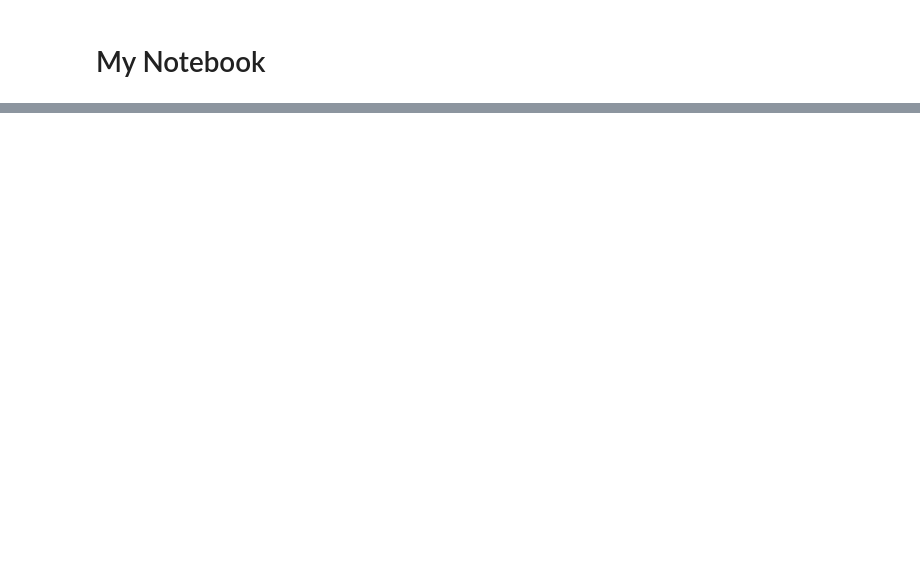
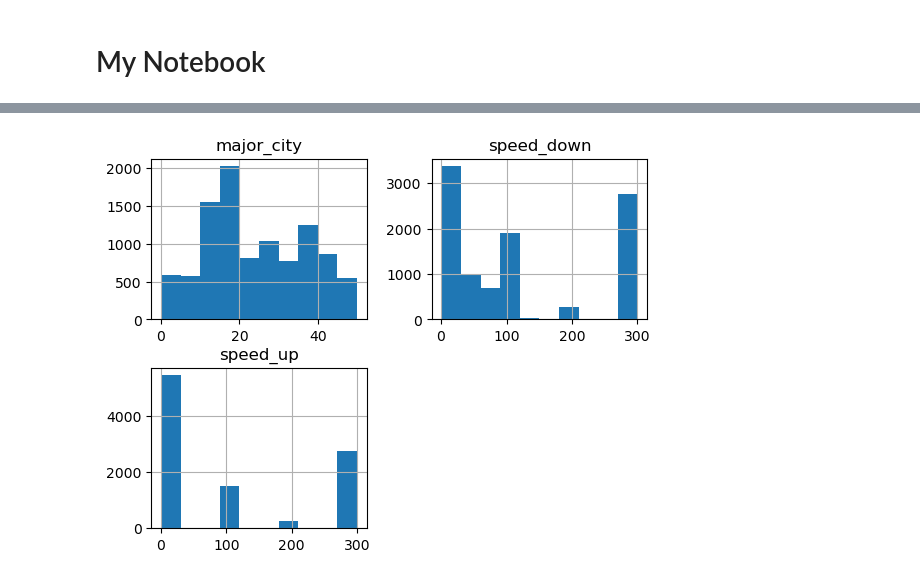
Before and after one commit to rmaes4/capstone-isp-prediction, a Jupyter notebook: notebook.ipynb, the cells around one changed output, grey strips where cells are left out. Saved outputs shown, nothing was run; the diff lists cells and outputs as text; code cells hidden in the pictures; blank space fills up the shorter version.

```diff
--- a/notebook.ipynb
+++ b/notebook.ipynb
@@ -20,6 +18,2 @@ df5 = pd.read_csv(file_path5)
 
 df = pd.concat([df1, df2, df3, df4, df5])
-# %%
-df = df.drop(columns=['address_full', 'incorporated_place', 'state', 'lat', 'lon', 'availability_status', 'block_group', 'collection_datetime', 'technology', 'package', 'fastest_speed_down', 'fastest_speed_price', 'fn', 'redlining_grade', 'geoid', 'race_perc_non_white', 'internet_perc_broadband', 'median_household_income', 'income_lmi', 'ppl_per_sq_mile', 'n_providers', 'income_dollars_below_median', 'closest_fiber_miles', 'address_full_closest_fiber', 'lat_closest_fiber', 'lon_closest_fiber', 'contract_provider', 'in_service', 'speed_unit'])
-df.drop(df[df['speed_down'] == 0].index, inplace= True)
-df.head(10)
@@ -66,0 +20,9 @@ df.shape
+# %%
+df = df[['major_city', 'speed_down', 'speed_up', 'provider']]
+df.drop(df[(df['speed_down'] == 0) | (df['speed_up'] == 0)].index, inplace=True)
+print(df.shape)
+
+df = df.sample(10000)
+unique_cities = df['major_city'].unique()
+print(unique_cities)
+df.head(10)
@@ -66,0 +51,11 @@ df.shape
+# %%
+le = LabelEncoder()
+df['major_city_encoded'] = le.fit_transform(df['major_city'])
+city_encodings = dict()
+for city in unique_cities:
+    encoding = df[df['major_city'] == city]['major_city_encoded'].values[1]
+    city_encodings[city] = encoding
+print(city_encodings)
+df['major_city'] = df['major_city_encoded']
+df = df.drop('major_city_encoded', axis=1)
+df.head(10)
@@ -66,0 +75,5 @@ df.shape
+# %%
+df.hist()
+pyplot.show()
+# %% [output]
+[figure, added]
```
Also changed, not shown: parts of 8 cells of this notebook, 1 other file.
